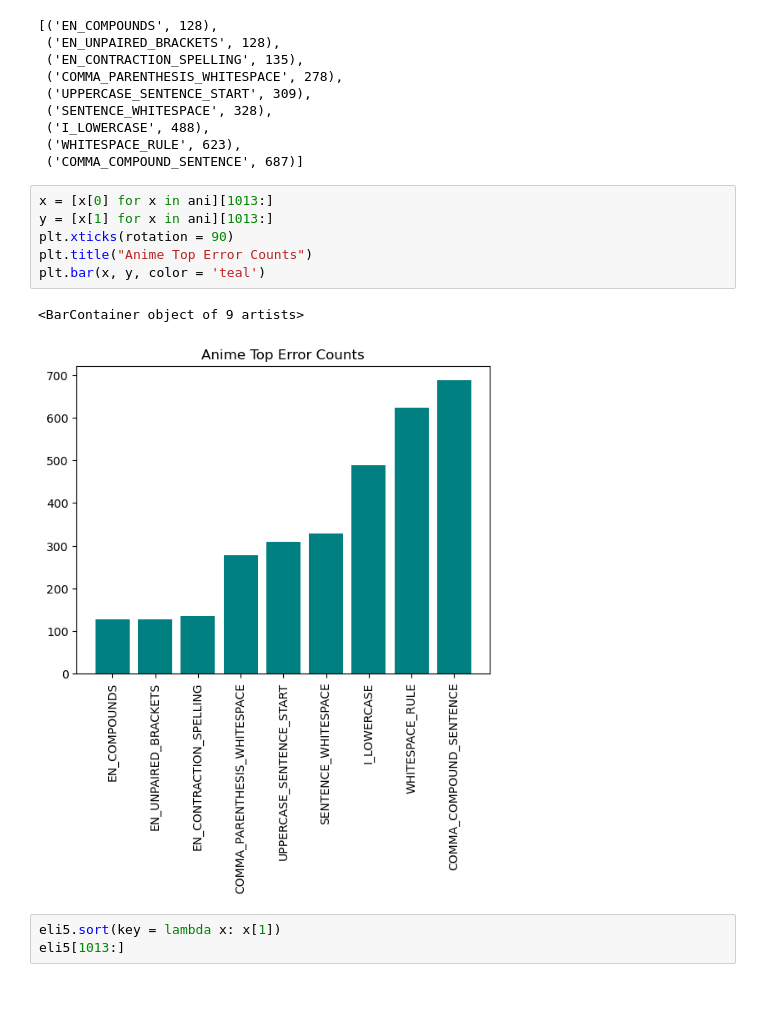
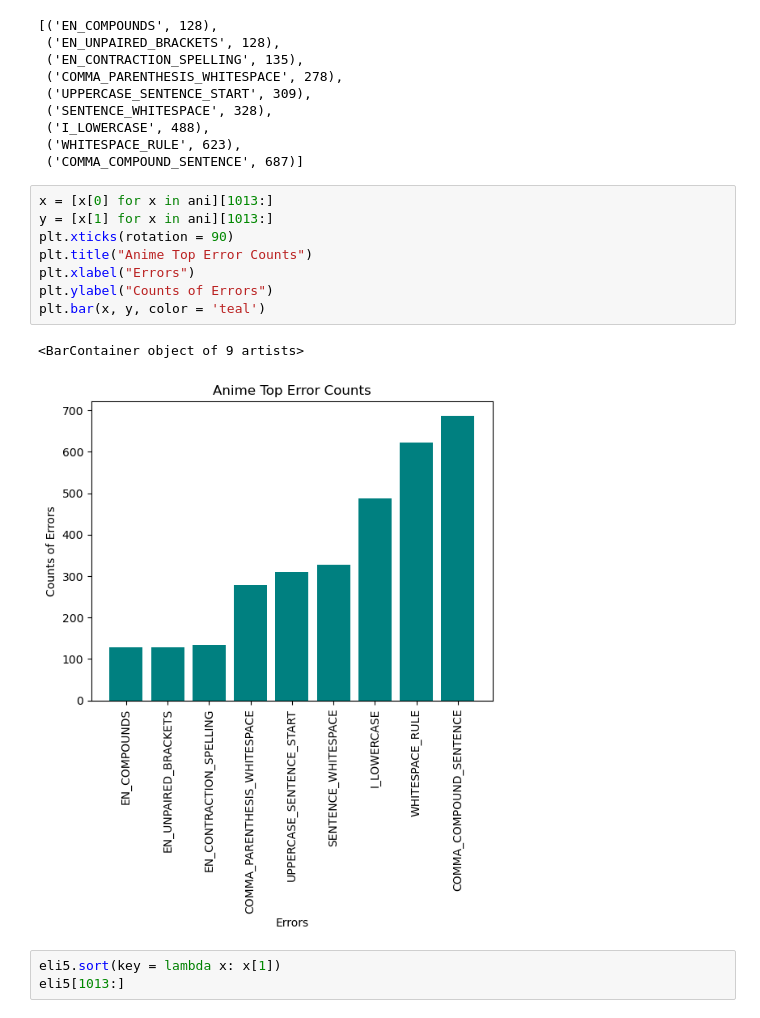
Before and after one commit to Data-Science-for-Linguists-2023/For-Reddit-Grammaticality-Analysis, a Jupyter notebook: notebooks/dataAnalysis2.ipynb, the cells around one changed output. Drawn from its saved outputs; the diff is of its cells as text.

```diff
--- a/notebooks/dataAnalysis2.ipynb
+++ b/notebooks/dataAnalysis2.ipynb
@@ -508,12 +564,14 @@ ani[1013:]
 # %%
 x = [x[0] for x in ani][1013:]
 y = [x[1] for x in ani][1013:]
 plt.xticks(rotation = 90)
 plt.title("Anime Top Error Counts")
+plt.xlabel("Errors")
+plt.ylabel("Counts of Errors")
 plt.bar(x, y, color = 'teal')
 # %% [output]
 <BarContainer object of 9 artists>
-[figure, old version]
+[figure, new version]
 # %%
 eli5.sort(key = lambda x: x[1])
 eli5[1013:]
```
Also changed, not shown: parts of 49 cells of this notebook.
